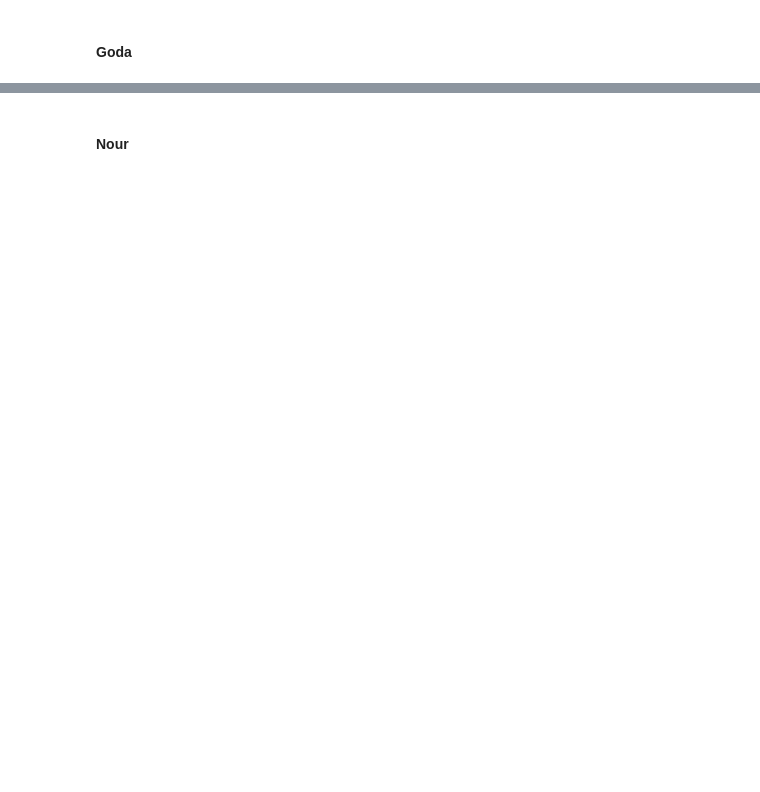
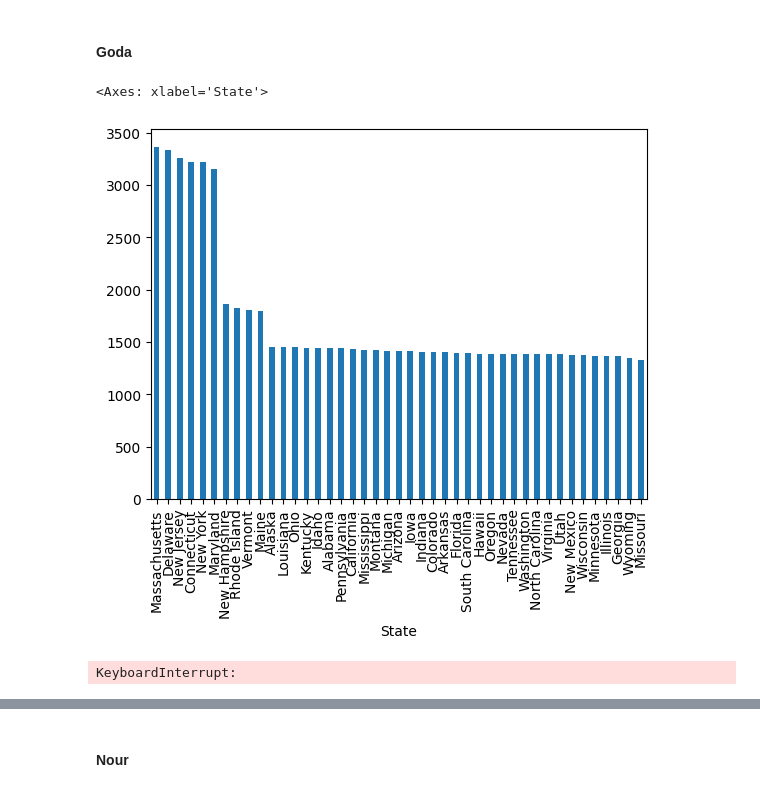
Before and after one commit to 0-Ahmed-Tamer-0/Sales_Forecasting_and_Demand_Prediction, a Jupyter notebook: Milestone 1.ipynb, the cells around one changed output, grey strips where cells are left out. Cells and saved outputs as stored; diff of their text form; code cells hidden in the pictures; blank space fills up the shorter version.

```diff
--- a/Milestone 1.ipynb
+++ b/Milestone 1.ipynb
@@ -3,7 +9,4 @@ Milestone 1
 # %%
-# read the data
-import pandas as pd
-import num
-df= pd.read_csv(r"datasets\retail_store_inventory.csv")
-df.head()
+ret_df= pd.read_csv(r"datasets\retail_store_inventory.csv")
+ret_df.head()
 # %% [output]
@@ -44,48 +163,32 @@ state_region = {state: region for region, states in regions.items() for state in
 ###################
-# %%
-sorted_states = states_income
-# Median
-M = data['Price'].median()
-
-def assign_state(price):
-
-    if price > M:
-        weights = np.linspace(1, 0, len(sorted_states))  # Prefer richer states
-    else:
-        weights = np.linspace(0, 1, len(sorted_states))  # Prefer poorer states
-
-    # Normalize weights
-    n_w = weights / np.sum(weights)
-
-    # Randomly select state
-    chosen_state = np.random.choice(sorted_states, p=n_w)
-
-    return chosen_state
 # %% [markdown]
 #### Goda
 # %%
 def assign_state(row):
     if row['Region'] == 'North':
         return np.random.choice(regions['North'])
     elif  row['Region']== 'South':
         return np.random.choice(regions['South'])
     elif row['Region']== 'East':
         return np.random.choice(regions['East'])
     elif  row['Region']== 'West':
         return np.random.choice(regions['West'])
     else:
         return None  # In case the region is missing or invalid
 
 # Apply function to assign states
-data['State'] = data.apply(assign_state,axis=1)
+ret_df['State'] = ret_df.apply(assign_state,axis=1)
 
 # Display first few rows
-data
+ret_df['State'].value_counts().plot(kind='bar')
+# %% [output]
+<Axes: xlabel='State'>
+[figure, added]
 # %%
 np.random.seed(42)
-data.loc[np.random.choice(data.index, size=50, replace=False), 'Price'] = np.nan
+ret_df.loc[np.random.choice(ret_df.index, size=50, replace=False), 'Price'] = np.nan
 
-data['Price'] = data['Price'].clip(10, 100)
+ret_df['Price'] = ret_df['Price'].clip(10, 100)
 
 mean_age = 55
 std_age = 26.05
@@ -93,12 +196,14 @@ std_age = 26.05
 def generate_age(price):
     if pd.isna(price):
         return np.nan
-    age = mean_age + ((price - data['Price'].mean()) / data['Price'].std()) * std_age
+    age = mean_age + ((price - ret_df['Price'].mean()) / ret_df['Price'].std()) * std_age
     return int(np.clip(age, 20, 70))
 
-data['Age'] = data['Price'].apply(generate_age)
-data['Age'].fillna(data['Age'].median(), inplace=True)
-data.head(10)
+ret_df['Age'] = ret_df['Price'].apply(generate_age)
+ret_df['Age'].fillna(ret_df['Age'].median(), inplace=True)
+ret_df.head(10)
+# %% [output]
+KeyboardInterrupt:
 # %%
 # Female & Male categories
 female_fav_catg= ['Clothing', 'Beauty', 'Accessories']
```
Also changed, not shown: parts of 19 cells of this notebook, 1 other file.
